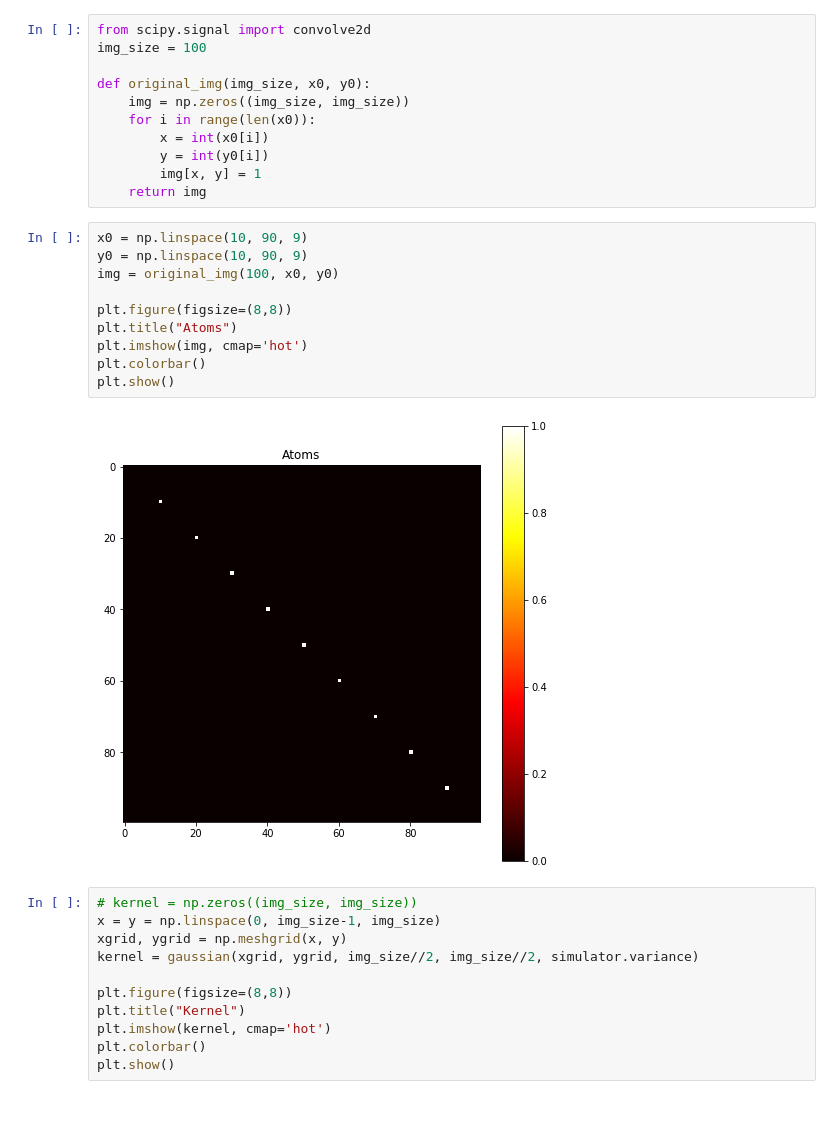
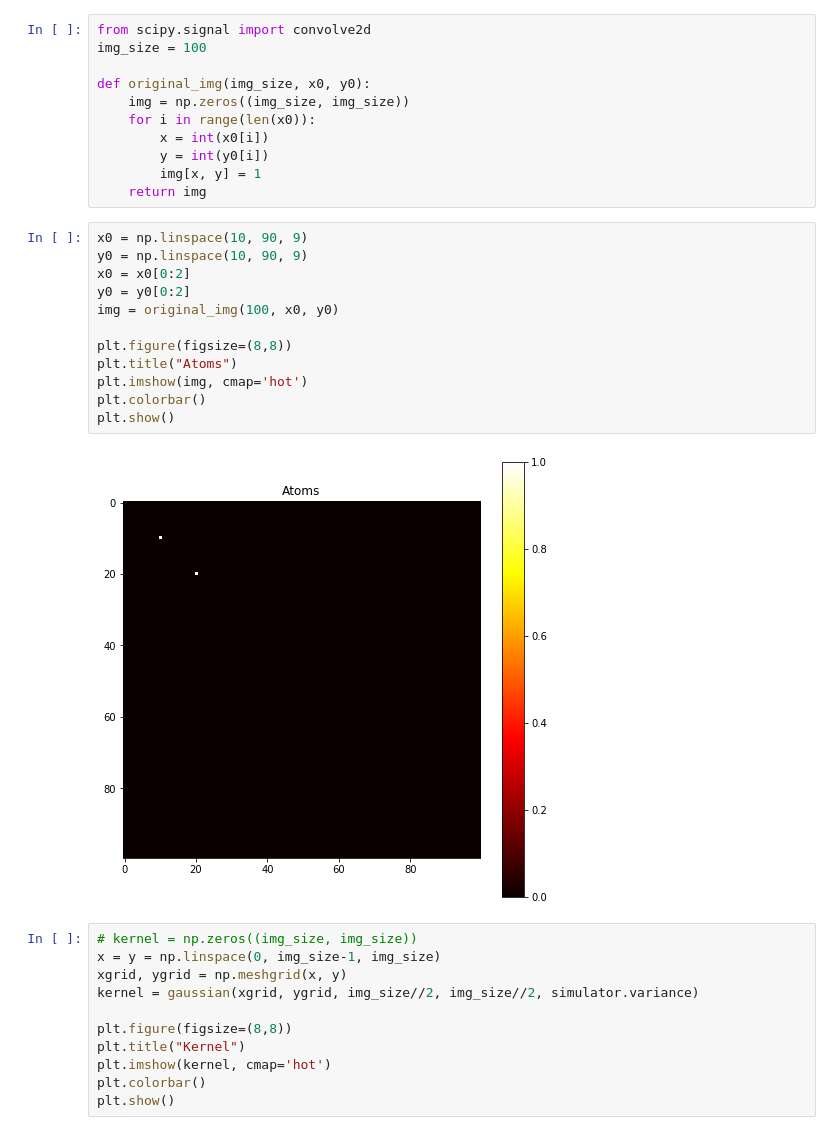
Before and after one commit to cliulinnaeus/AtomDetection, a Jupyter notebook: preprocessing/deconv_test2.ipynb, the cells around one changed output. Drawn from its saved outputs; the diff is of its cells as text.

```diff
--- a/preprocessing/deconv_test2.ipynb
+++ b/preprocessing/deconv_test2.ipynb
@@ -43,15 +46,17 @@ def original_img(img_size, x0, y0):
 # %%
 x0 = np.linspace(10, 90, 9)
 y0 = np.linspace(10, 90, 9)
+x0 = x0[0:2]
+y0 = y0[0:2]
 img = original_img(100, x0, y0)
 
 plt.figure(figsize=(8,8))
 plt.title("Atoms")
 plt.imshow(img, cmap='hot')
 plt.colorbar()
 plt.show()
 # %% [output]
-[figure, old version]
+[figure, new version]
 # %%
 # kernel = np.zeros((img_size, img_size))
 x = y = np.linspace(0, img_size-1, img_size)
```
Also changed, not shown: parts of 20 cells of this notebook.
